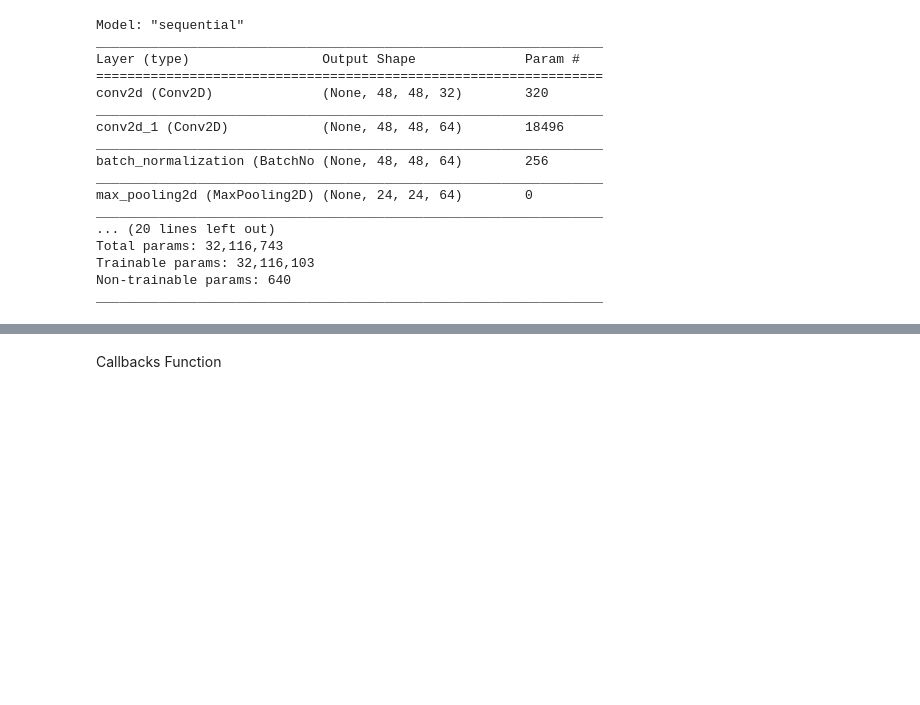
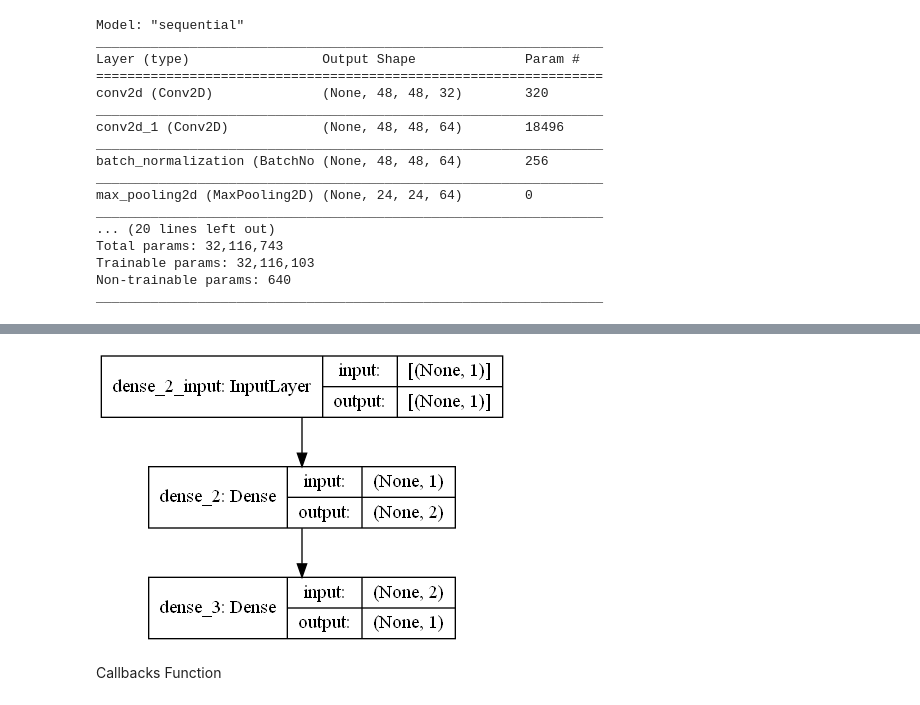
Before and after one commit to MaskedFaceRecognition/Emotion_Classification, a Jupyter notebook: Emotion_Classification_1.ipynb, the cells around one changed output, grey strips where cells are left out. Saved outputs shown, nothing was run; the diff lists cells and outputs as text; code cells hidden in the pictures; blank space fills up the shorter version.

```diff
--- a/Emotion_Classification_1.ipynb
+++ b/Emotion_Classification_1.ipynb
@@ -172,3 +170,15 @@ plot_model(fernet, to_file='fernet.png', show_shapes=True, show_layer_names=True
+# %%
+from keras.models import Sequential
+from keras.layers import Dense
+from keras.utils.vis_utils import plot_model
+import os
+os.environ["PATH"] += os.pathsep + 'C:/Program Files (x86)/Graphviz2.38/bin/'
+model = Sequential()
+model.add(Dense(2, input_dim=1, activation='relu'))
+model.add(Dense(1, activation='sigmoid'))
+plot_model(model, to_file='model_plot.png', show_shapes=True, show_layer_names=True)
+# %% [output]
+[figure, added]
 # %% [markdown]
 Callbacks Function
 # %%
```
Also changed, not shown: parts of 12 cells of this notebook, 2 other files.
